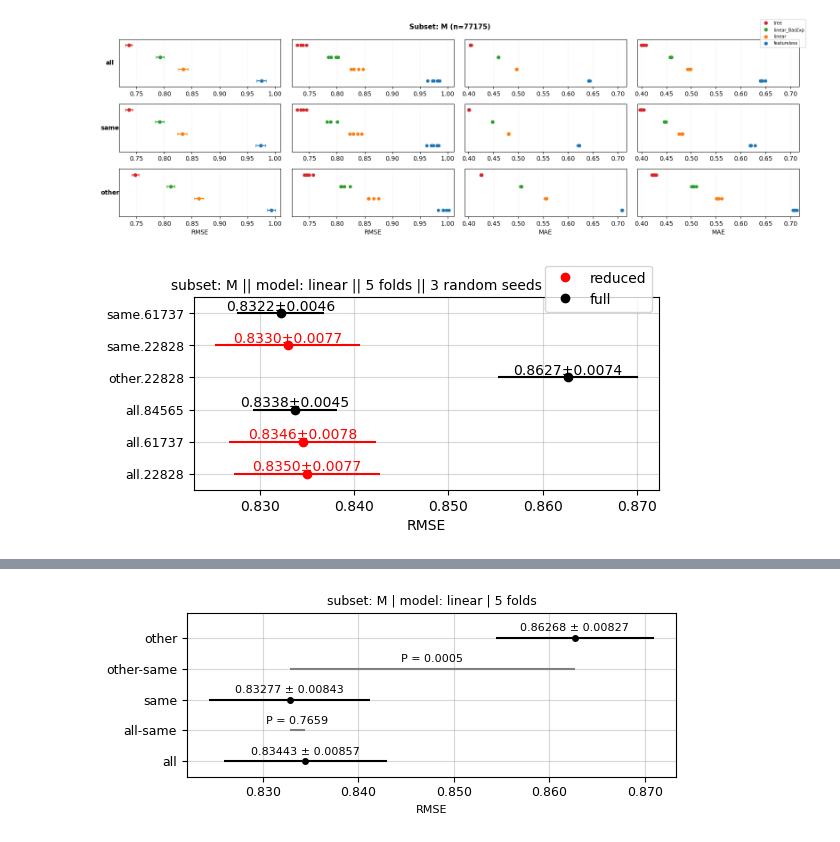
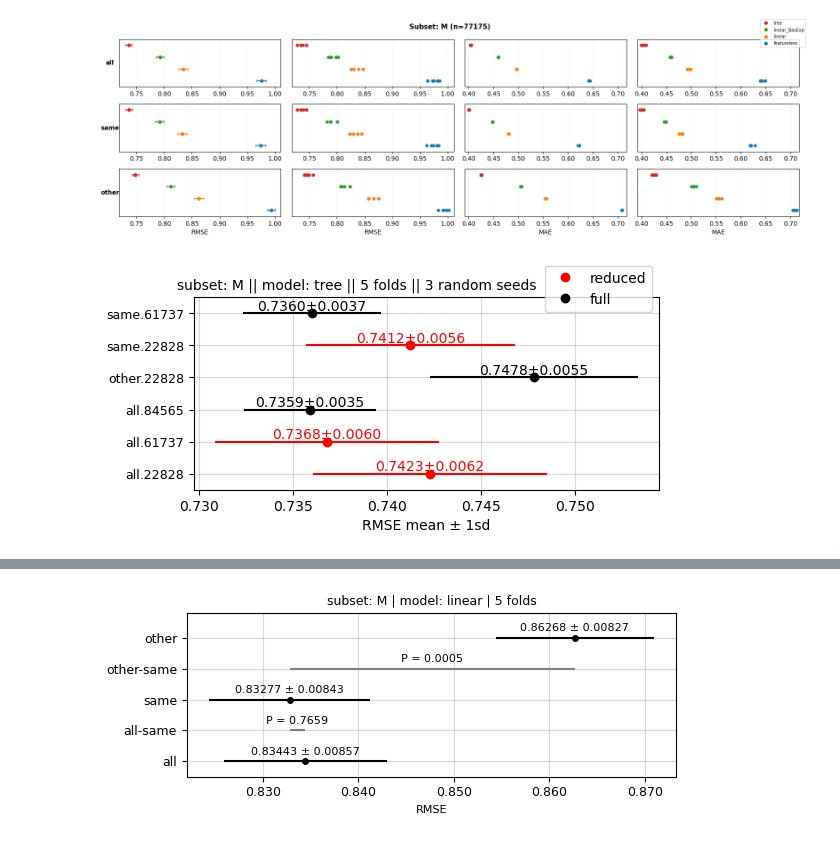
Before and after one commit to lamtung16/soak_regression, a Jupyter notebook: notebook_visualization.ipynb, the cells around one changed output, grey strips where cells are left out. Cells and saved outputs as stored; diff of their text form; code cells hidden in the pictures.

Commit message:
update visualization

```diff
--- a/notebook_visualization.ipynb
+++ b/notebook_visualization.ipynb
@@ -17,6 +17,6 @@ soak_plot_multiple_models(results_df)
 [figure]
 [figure]
 # %%
-soak_plot_one_model(results_df, subset_value, model)
+soak_plot_one_model(results_df, subset_value='M', model='tree')
 # %% [output]
-[figure, old version]
+[figure, new version]
```
Also changed, not shown: parts of 3 cells of this notebook, 1 other file.
